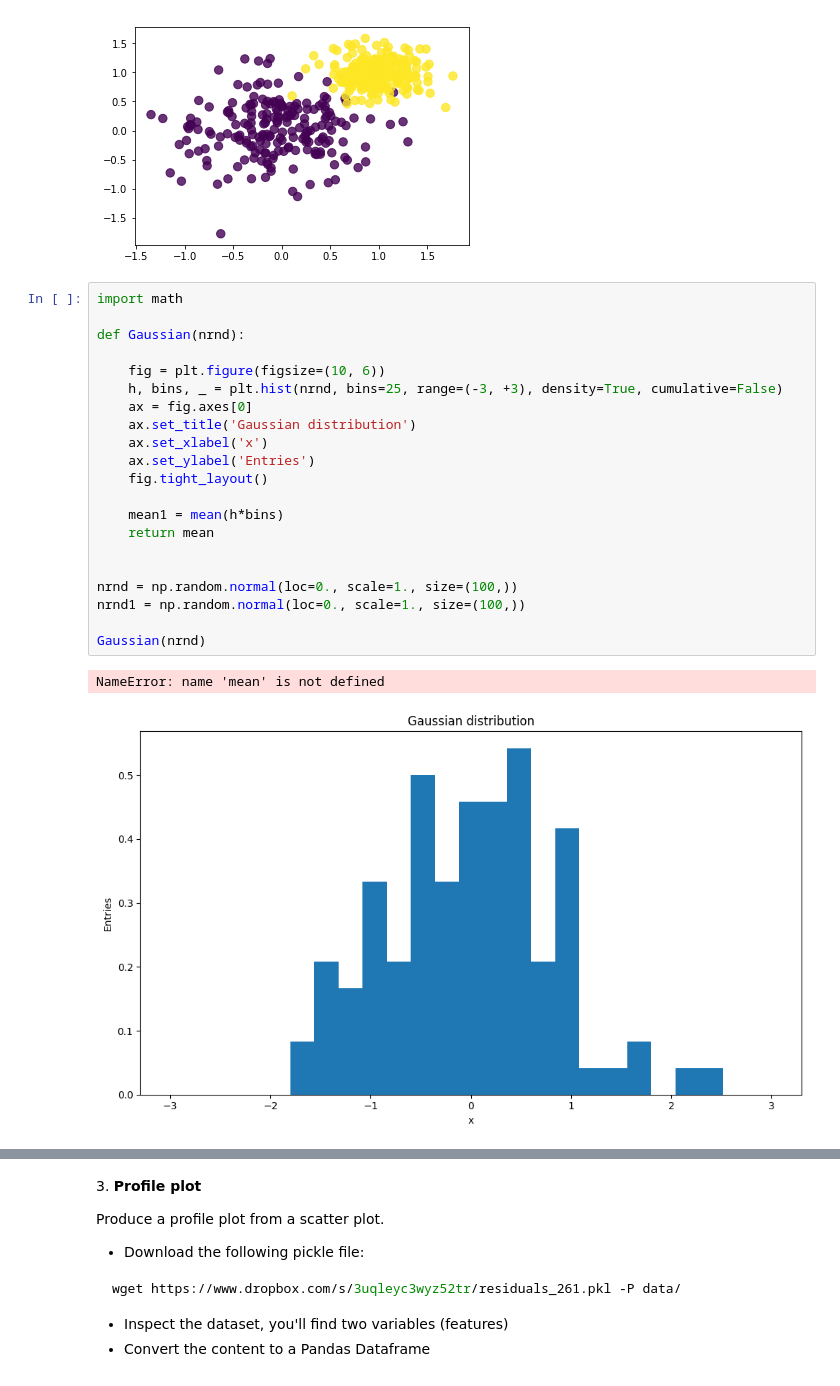
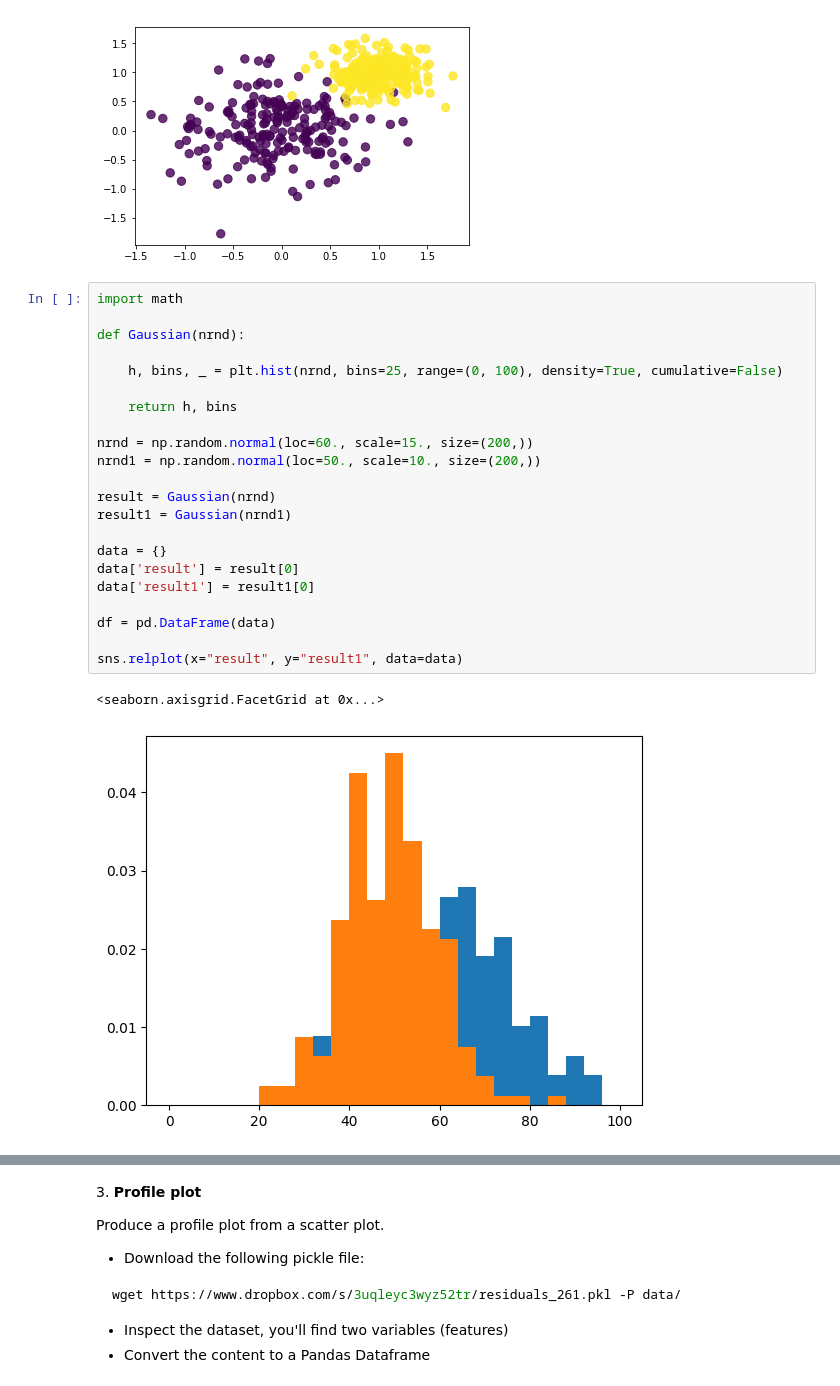
Before and after one commit to puccinireb/ScientificComputingWithPython2022, a Jupyter notebook: 07ex_visualization.ipynb, the cells around one changed output, grey strips where cells are left out. Cells and saved outputs as stored; diff of their text form.

```diff
--- a/07ex_visualization.ipynb
+++ b/07ex_visualization.ipynb
@@ -57,24 +57,25 @@ Image('images/two_categories_scatter_plot.png')
 # %%
 import math
 
 def Gaussian(nrnd):
 
-    fig = plt.figure(figsize=(10, 6))
-    h, bins, _ = plt.hist(nrnd, bins=25, range=(-3, +3), density=True, cumulative=False)
-    ax = fig.axes[0]
-    ax.set_title('Gaussian distribution')
-    ax.set_xlabel('x')
-    ax.set_ylabel('Entries')
-    fig.tight_layout()
+    h, bins, _ = plt.hist(nrnd, bins=25, range=(0, 100), density=True, cumulative=False)
 
-    mean1 = mean(h*bins)
-    return mean
+    return h, bins
 
+nrnd = np.random.normal(loc=60., scale=15., size=(200,))
+nrnd1 = np.random.normal(loc=50., scale=10., size=(200,))
 
-nrnd = np.random.normal(loc=0., scale=1., size=(100,))
-nrnd1 = np.random.normal(loc=0., scale=1., size=(100,))
+result = Gaussian(nrnd)
+result1 = Gaussian(nrnd1)
 
-Gaussian(nrnd)
+data = {}
+data['result'] = result[0]
+data['result1'] = result1[0]
+
+df = pd.DataFrame(data)
+
+sns.relplot(x="result", y="result1", data=data)
 # %% [output]
-NameError: name 'mean' is not defined
+<seaborn.axisgrid.FacetGrid at 0x...>
-[figure, old version]
+[figure, new version]
```
Also changed, not shown: parts of 1 cell of this notebook.
